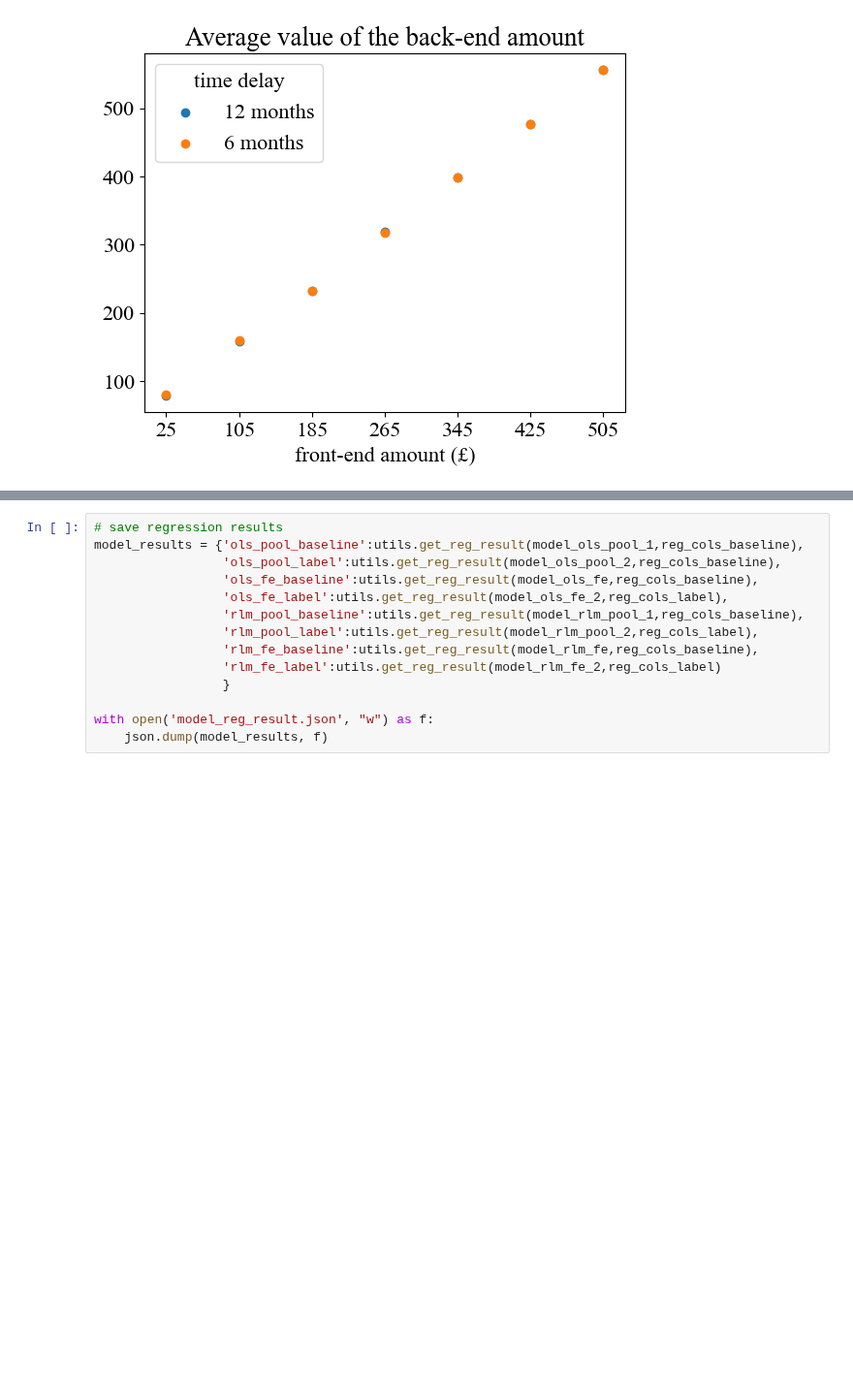
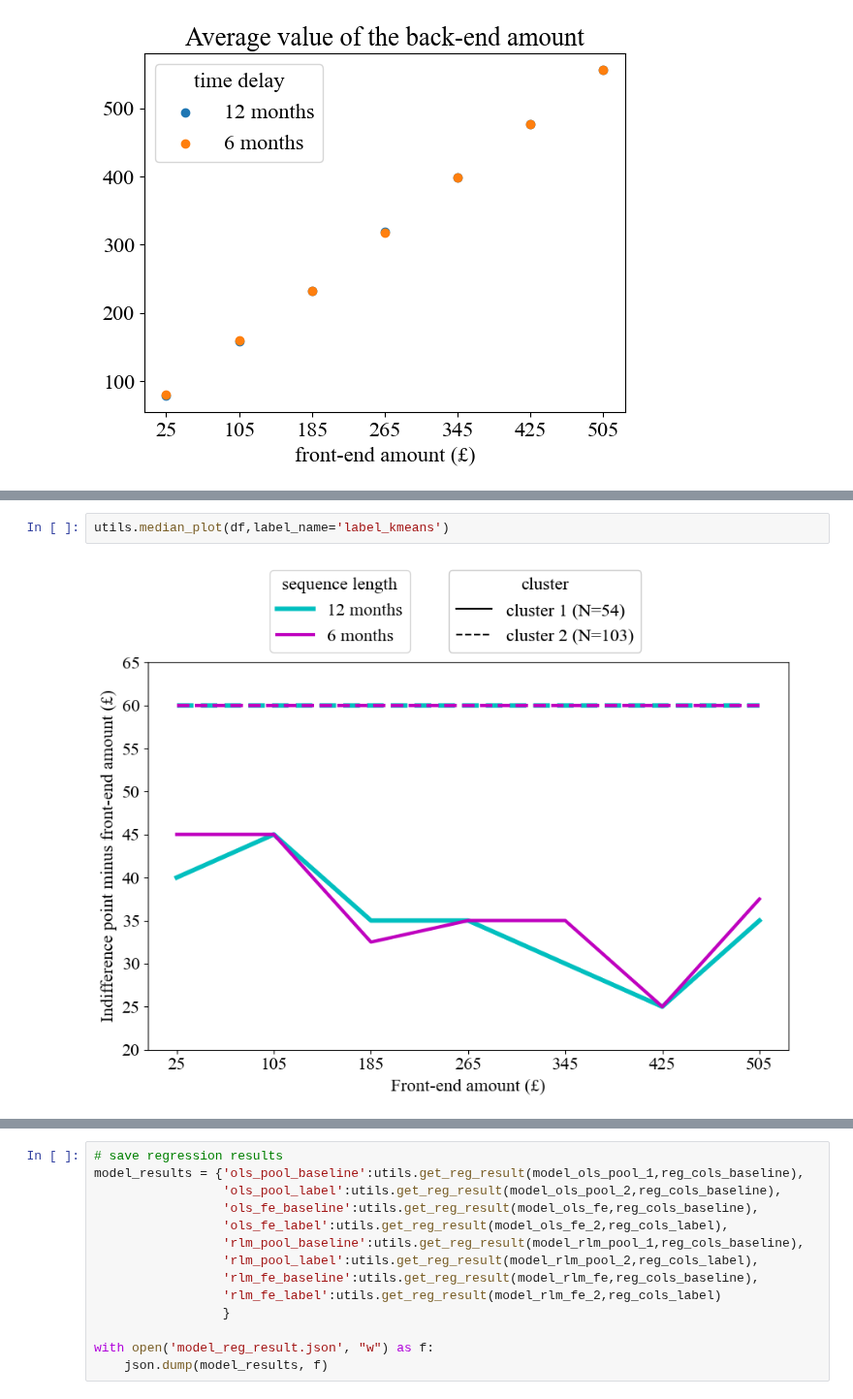
Before and after one commit to zarkwang/attention_discount_project, a Jupyter notebook: experiment_2/analysis.ipynb, the cells around one changed output, grey strips where cells are left out. Shown at 97% size. Saved outputs shown, nothing was run; the diff lists cells and outputs as text; blank space fills up the shorter version.

```diff
--- a/experiment_2/analysis.ipynb
+++ b/experiment_2/analysis.ipynb
@@ -135,0 +94,4 @@ plt.show()
+# %%
+utils.median_plot(df,label_name='label_kmeans')
+# %% [output]
+[figure, added]
```
Also changed, not shown: parts of 23 cells of this notebook, 8 other files.
